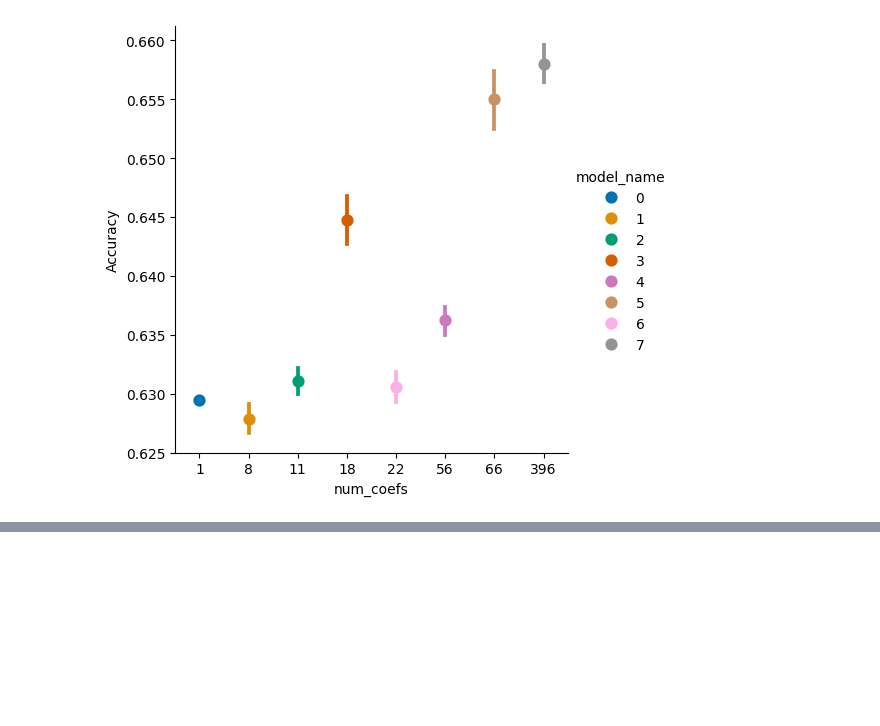
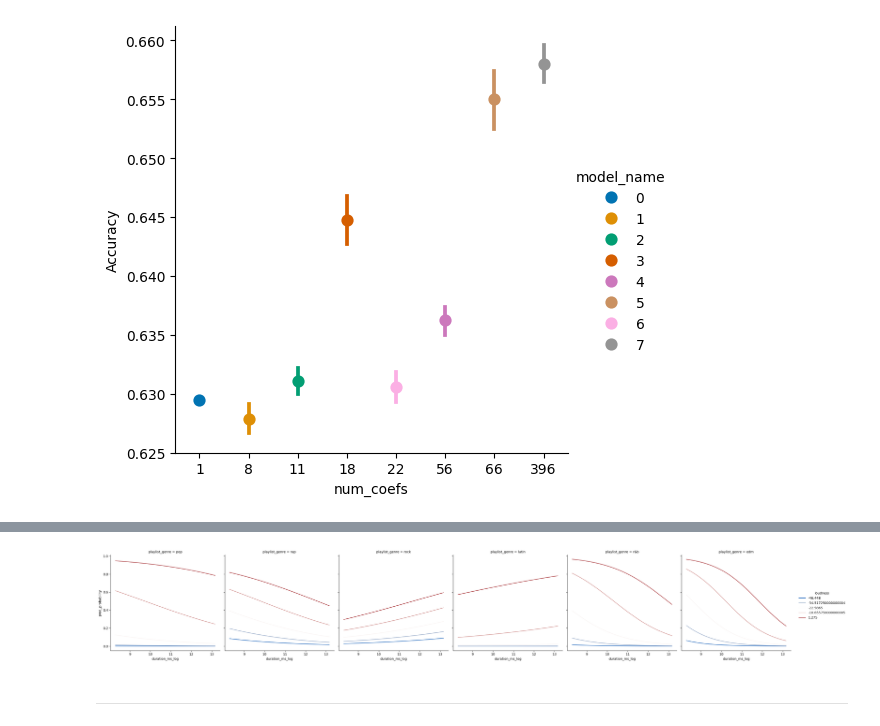
Before and after one commit to vas610/cmpinf-2100_introduction_data_centric_computing, a Jupyter notebook: week14/assignment/eda/Srinivasa_Raghavan_Vasanth_Madhavan_Modeling.ipynb, the cells around one changed output, grey strips where cells are left out. Cells and saved outputs as stored; diff of their text form; code cells hidden in the pictures; blank space fills up the shorter version.

```diff
--- a/week14/assignment/eda/Srinivasa_Raghavan_Vasanth_Madhavan_Modeling.ipynb
+++ b/week14/assignment/eda/Srinivasa_Raghavan_Vasanth_Madhavan_Modeling.ipynb
@@ -984,0 +1063,2 @@ plt.show()
+# %%
+best_model = smf.logit( formula=formula_list[5], data=df).fit()
@@ -984,0 +1084,14 @@ plt.show()
+# %%
+dfviz['pred_probability'] = best_model.predict( input_grid )
+# %%
+g= sns.relplot(data = dfviz, x='duration_ms_log', y='pred_probability',
+               hue='loudness',
+               col='playlist_genre',
+               kind='line',
+               palette='vlag', estimator=None, units='loudness')
+
+plt.show()
+# %% [output]
+[figure, added]
+# %% [markdown]
+________________________________________________________________________________________
```
Also changed, not shown: parts of 15 cells of this notebook.
